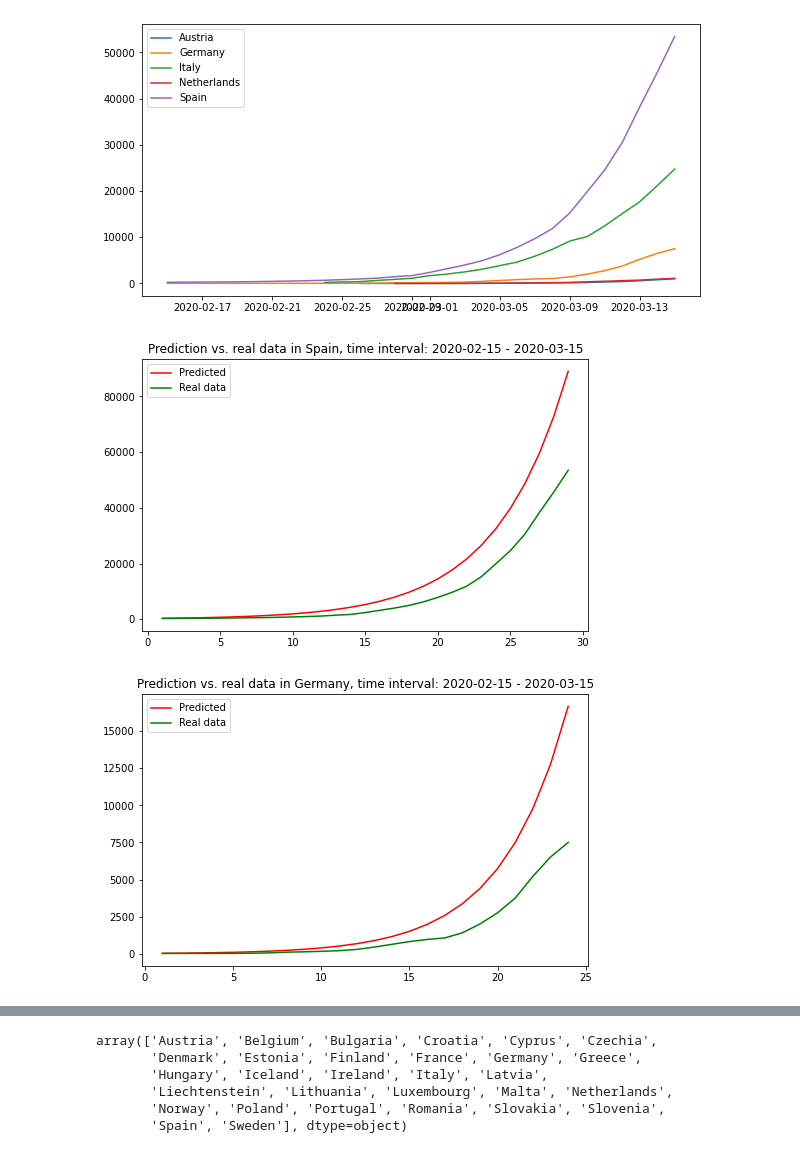
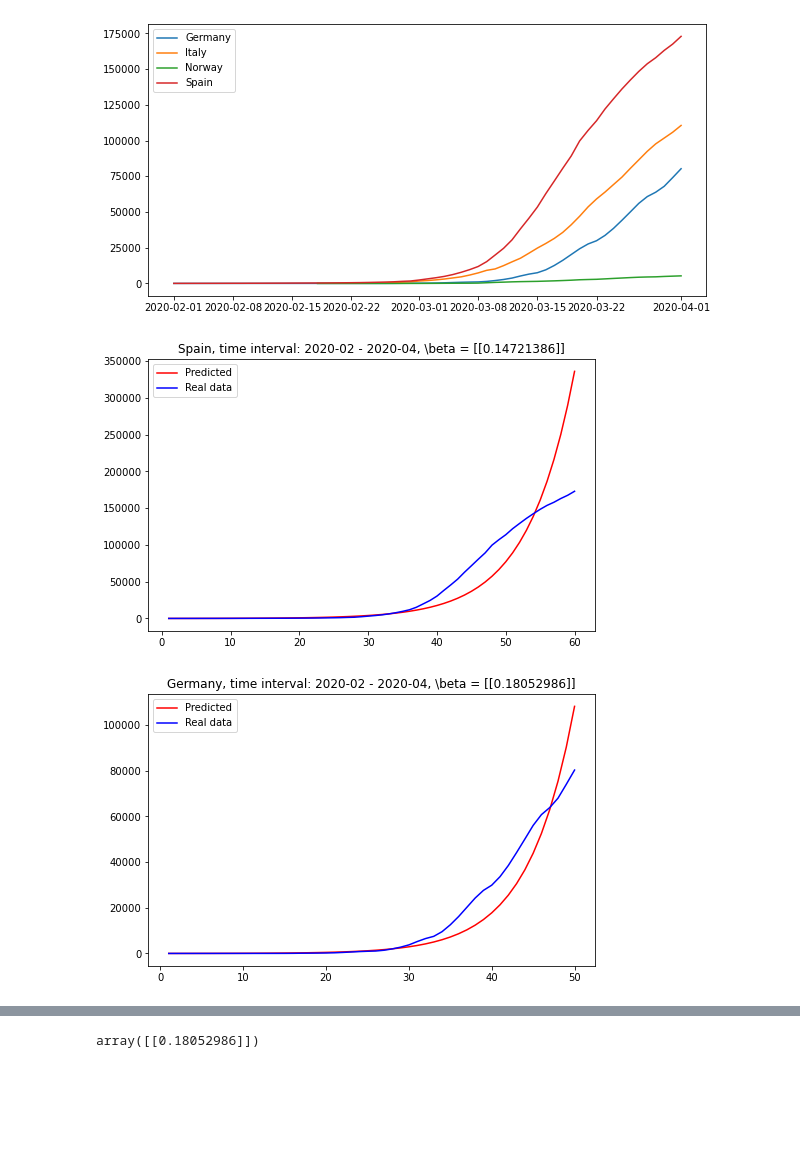
Before and after one commit to TiborCornelli/SIRmodel, a Jupyter notebook: exploration.ipynb, the cells around one changed output, grey strips where cells are left out. Drawn from its saved outputs; the diff is of its cells as text; code cells hidden in the pictures; blank space fills up the shorter version.

```diff
--- a/exploration.ipynb
+++ b/exploration.ipynb
@@ -17,10 +19,11 @@ class timeSeries():
 
     def extract_countries_and_time(self, countries: List[str], start: str, end: str) -> pd.DataFrame:
         """
-        :param str df_path: default = path
-        :param list<str> countries
-        :param str start: yyyy-mm-dd
-        :param str end: yyyy-mm-dd
+        Args:
+            df_path (str): default = path
+            countries (list<str>)
+            start (str): yyyy-mm-dd
+            end (str): yyyy-mm-dd
         """
         df = self.rawData
         df = df[["dateRep", "day", "month", "year", "cases", "countriesAndTerritories"]]
@@ -67,33 +70,35 @@ class timeSeries():
         t = np.array(country.loc[country["t"] > 0, "t"]).reshape(-1, 1)
         cumCases = np.array(country.loc[country["t"] > 0, "cumCases"]).reshape(-1, 1)
 
-        reg = linear_model.LinearRegression()
-        reg.fit(t, np.log(cumCases) - np.log(I_0))
-        est_beta = np.double(reg.coef_).round(4)
+        X = t
+        XT = t.transpose()
+        y = np.log(cumCases) - np.log(I_0)
+        beta_hat = matmul(inv(matmul(XT, X)),matmul(XT,y))
+
+        # reg = linear_model.LinearRegression()
+        # reg.fit(t, np.log(cumCases) - np.log(I_0))
+        # est_beta = np.double(reg.coef_).round(4)
 
         fig, ax = plt.subplots(figsize = (8,5))
         ax.margins(0.05)
 
-        prediction = I_0 * np.exp(est_beta * t)
+        prediction = I_0 * np.exp(beta_hat * t)
 
-        ax.set_title(f"Prediction vs. real data in {country_name}, time interval: {self.start} - {self.end}")
+        ax.set_title(f"{country_name}, time interval: {self.start} - {self.end}, " + r'\beta = ' + str(beta_hat))
         ax.plot(country.t[1:],prediction, label="Predicted", color="red")
-        ax.plot(country.t[1:],country.cumCases[1:], label="Real data", color="green")
+        ax.plot(country.t[1:],country.cumCases[1:], label="Real data", color="blue")
 
         ax.legend()
         plt.show()
 
-        return est_beta
+        return beta_hat
 # %%
 df = pd.read_csv("data/europe_timeseries.csv")
-ts = timeSeries(df, ["Germany", "Italy", "Spain", "Austria", "Netherlands"], "2020-02-15", "2020-03-15")
+ts = timeSeries(df, ["Germany", "Italy", "Spain", "Norway"], "2020-02", "2020-04")
 ts.plot()
 ts.beta("Spain")
 ts.beta("Germany")
-ts.beta("Netherlands")
-
-ts.extract_country("Italy")
 # %% [output]
-[figure, old version]
+[figure, new version]
-[figure, old version]
+[figure, new version]
-[figure, old version]
+[figure, new version]
@@ -118,9 +105 @@ ts.extract_country("Italy")
+array([[0.18052986]])
-# %%
-ts.allCountries
-# %% [output]
-array(['Austria', 'Belgium', 'Bulgaria', 'Croatia', 'Cyprus', 'Czechia',
-       'Denmark', 'Estonia', 'Finland', 'France', 'Germany', 'Greece',
-       'Hungary', 'Iceland', 'Ireland', 'Italy', 'Latvia',
-       'Liechtenstein', 'Lithuania', 'Luxembourg', 'Malta', 'Netherlands',
-       'Norway', 'Poland', 'Portugal', 'Romania', 'Slovakia', 'Slovenia',
-       'Spain', 'Sweden'], dtype=object)
```
Also changed, not shown: parts of 2 cells of this notebook.
